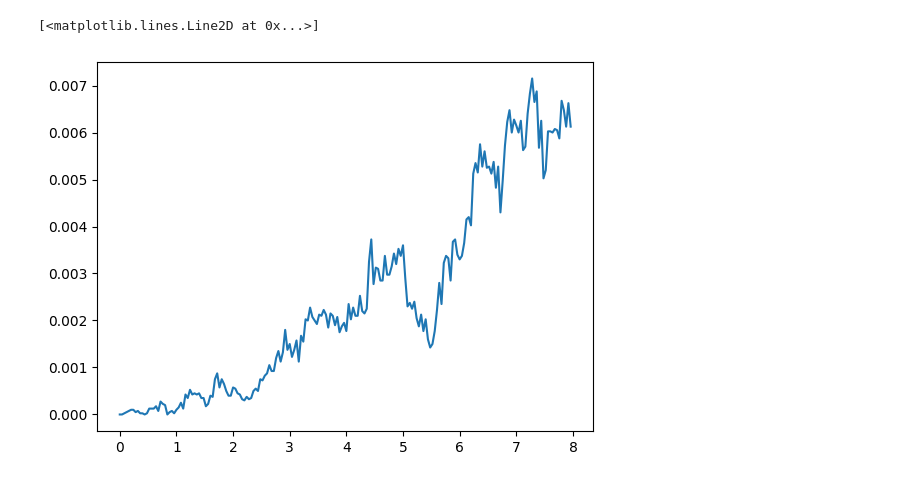
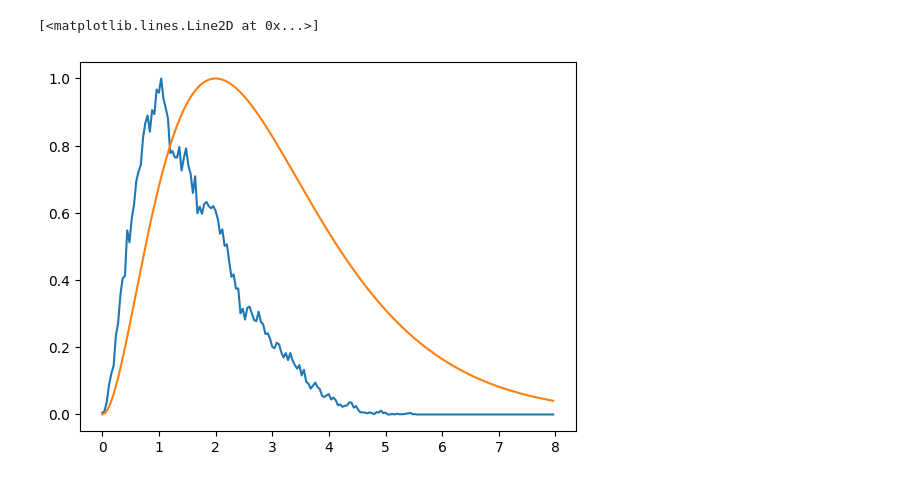
Before and after one commit to lruba939/Monte-Carlo, a Jupyter notebook: Lab 14/obrazy.ipynb, the cells around one changed output. Saved outputs shown, nothing was run; the diff lists cells and outputs as text; code cells hidden in the pictures.

```diff
--- a/Lab 14/obrazy.ipynb
+++ b/Lab 14/obrazy.ipynb
@@ -4,11 +4,13 @@ import matplotlib.pyplot as plt
 # %%
 hist = np.loadtxt("histogram.dat", dtype=float)
 x = np.arange(0, 8, 8/200)
+psi_100 = 2*x**2*np.exp(-x)
 
-plt.plot(x, hist)
+plt.plot(x, hist/max(hist))
+plt.plot(x, psi_100/max(psi_100))
 # %% [output]
 [<matplotlib.lines.Line2D at 0x...>]
-[figure, old version]
+[figure, new version]
 # %%
 def plot_maps(data, title):
     X = range(0, len(data[1,:]), 1)
```
Also changed, not shown: parts of 1 cell of this notebook, 8 other files.
